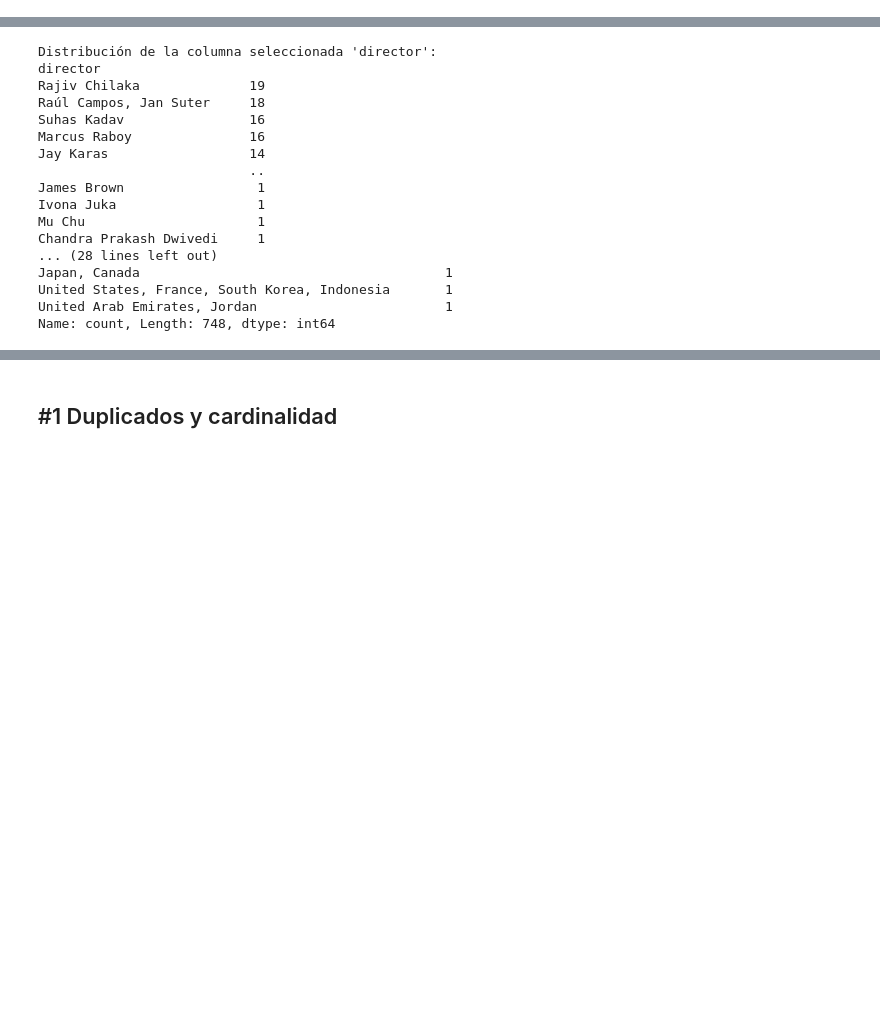
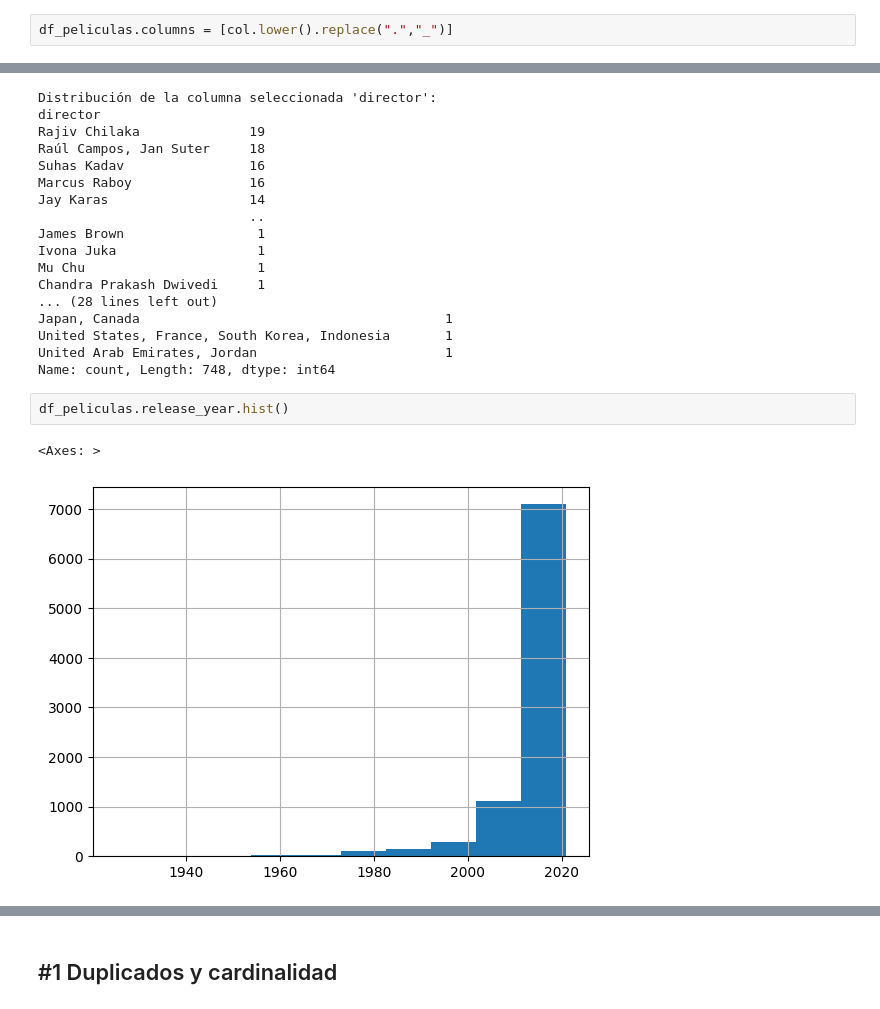
Before and after one commit to Cmonzon-94/ONLINE_DS_THEBRIDGE_Cmonzon, a Jupyter notebook: 03_Analisis_de_Datos/Sprint_05/Unidad_01_Introduccion_al_Data_Analytics_y_a_los_procesos_ETLS/Practica_Obligatoria/18_Practica_Obligatoria_ETL.ipynb, the cells around one changed output, grey strips where cells are left out. Saved outputs shown, nothing was run; the diff lists cells and outputs as text; blank space fills up the shorter version.

```diff
--- a/03_Analisis_de_Datos/Sprint_05/Unidad_01_Introduccion_al_Data_Analytics_y_a_los_procesos_ETLS/Practica_Obligatoria/18_Practica_Obligatoria_ETL.ipynb
+++ b/03_Analisis_de_Datos/Sprint_05/Unidad_01_Introduccion_al_Data_Analytics_y_a_los_procesos_ETLS/Practica_Obligatoria/18_Practica_Obligatoria_ETL.ipynb
@@ -49,0 +52,2 @@ memory usage: 825.8+ KB
+# %%
+df_peliculas.columns = [col.lower().replace(".","_")]
@@ -82,3 +88,8 @@ Japan, Canada                                       1
 United States, France, South Korea, Indonesia       1
 United Arab Emirates, Jordan                        1
 Name: count, Length: 748, dtype: int64
+# %%
+df_peliculas.release_year.hist()
+# %% [output]
+<Axes: >
+[figure, added]
```
Also changed, not shown: parts of 17 cells of this notebook, 3 other files.
